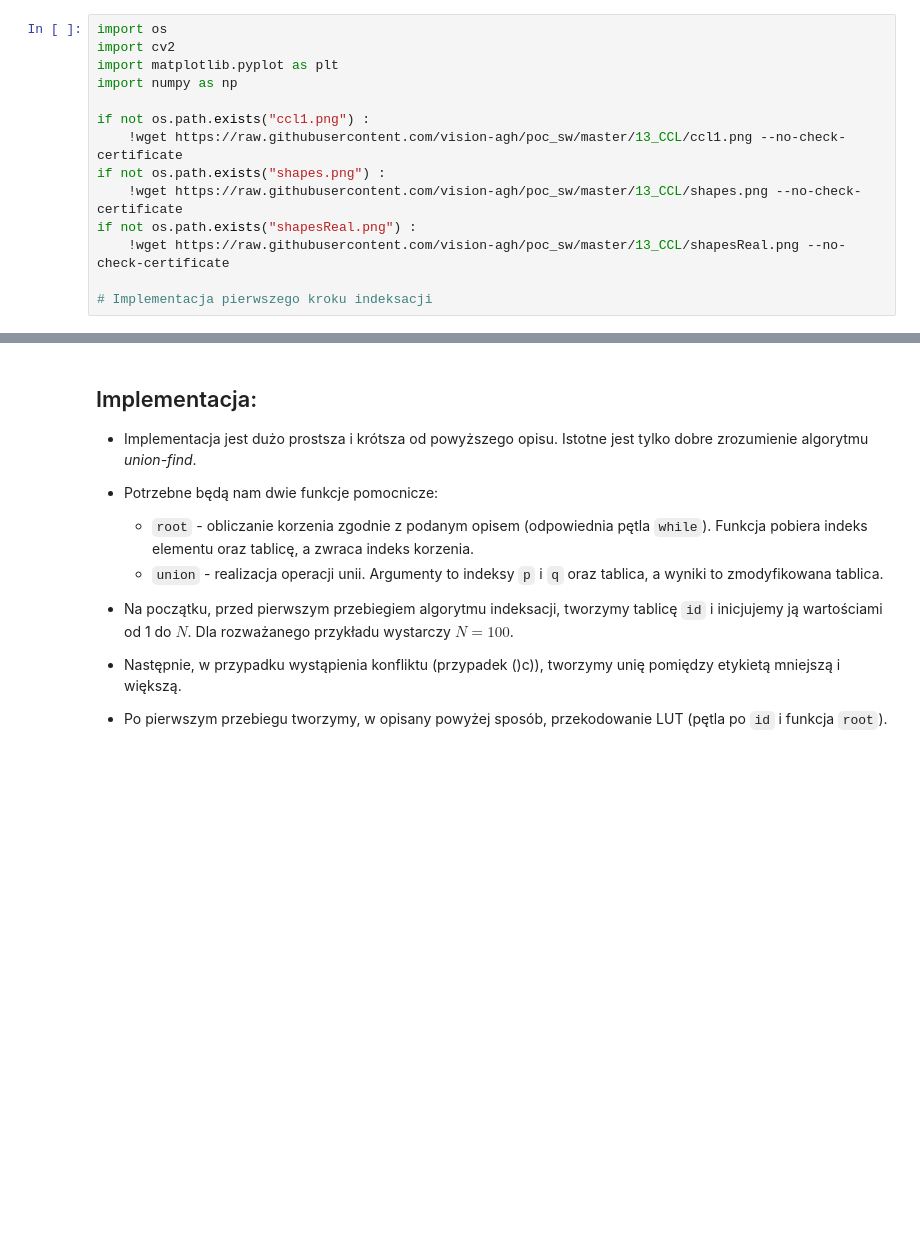
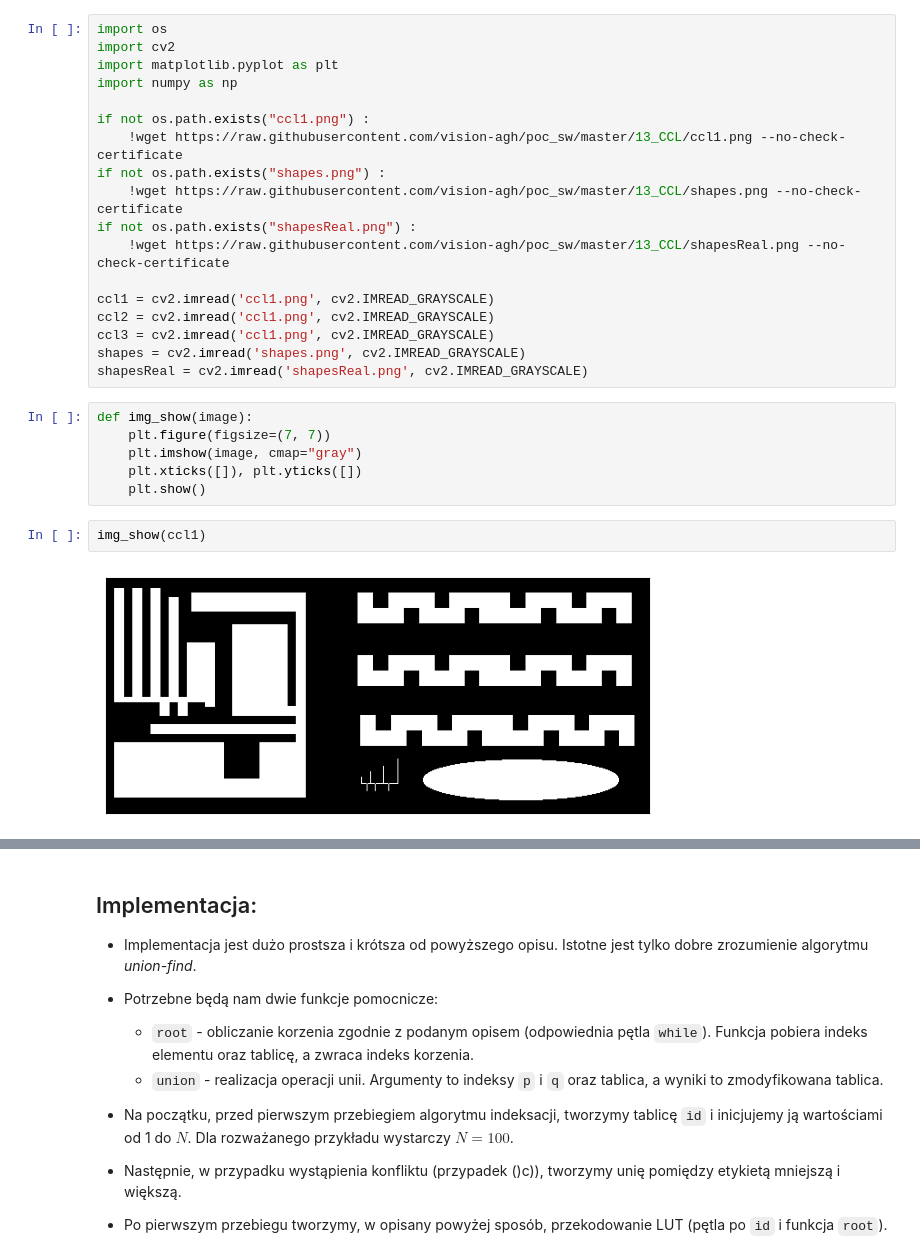
Before and after one commit to lukaszfilo-agh/Vision-systems, a Jupyter notebook: LAB13/13_ccl.ipynb, the cells around one changed output, grey strips where cells are left out. Saved outputs shown, nothing was run; the diff lists cells and outputs as text; blank space fills up the shorter version.

```diff
--- a/LAB13/13_ccl.ipynb
+++ b/LAB13/13_ccl.ipynb
@@ -88,4 +88,18 @@ if not os.path.exists("shapes.png") :
 if not os.path.exists("shapesReal.png") :
     !wget https://raw.githubusercontent.com/vision-agh/poc_sw/master/13_CCL/shapesReal.png --no-check-certificate
 
-# Implementacja pierwszego kroku indeksacji
+ccl1 = cv2.imread('ccl1.png', cv2.IMREAD_GRAYSCALE)
+ccl2 = cv2.imread('ccl1.png', cv2.IMREAD_GRAYSCALE)
+ccl3 = cv2.imread('ccl1.png', cv2.IMREAD_GRAYSCALE)
+shapes = cv2.imread('shapes.png', cv2.IMREAD_GRAYSCALE)
+shapesReal = cv2.imread('shapesReal.png', cv2.IMREAD_GRAYSCALE)
+# %%
+def img_show(image):
+    plt.figure(figsize=(7, 7))
+    plt.imshow(image, cmap="gray")
+    plt.xticks([]), plt.yticks([])
+    plt.show()
+# %%
+img_show(ccl1)
+# %% [output]
+[figure, added]
```
Also changed, not shown: parts of 16 cells of this notebook, 1 other file.
